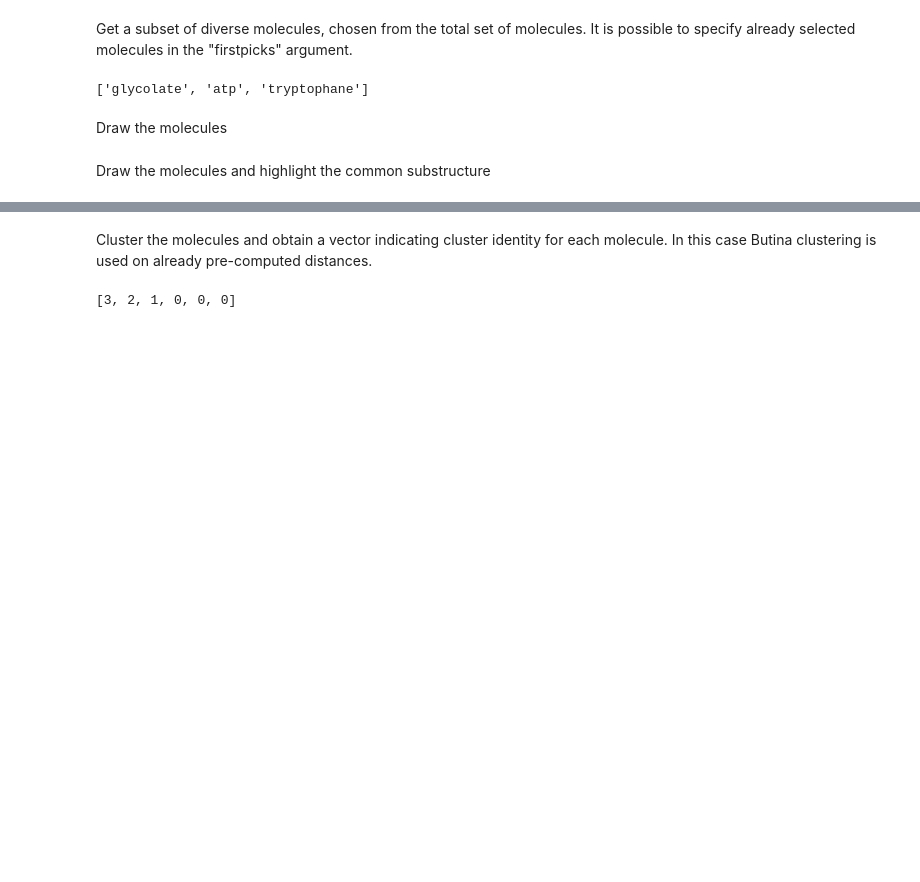
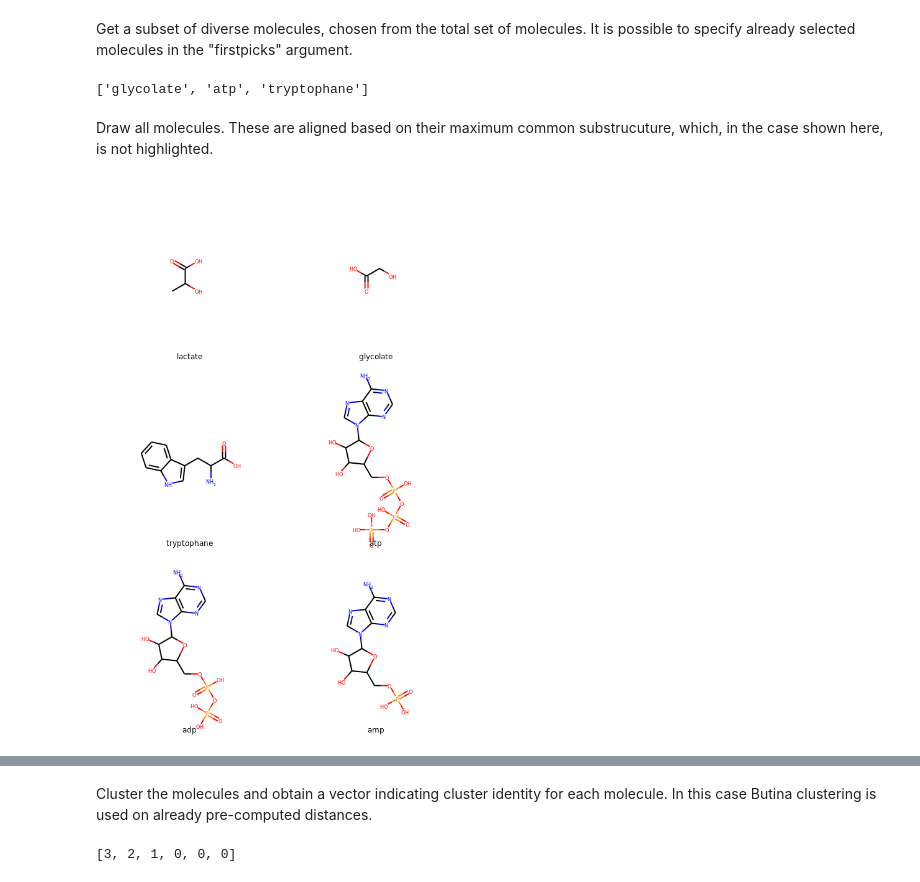
Before and after one commit to EngqvistLab/cheminformatics, a Jupyter notebook: code/cheminfo/package_usage.ipynb, the cells around one changed output, grey strips where cells are left out. Drawn from its saved outputs; the diff is of its cells as text; code cells hidden in the pictures; blank space fills up the shorter version.

Commit message:
finish implementing molecule drawing

```diff
--- a/code/cheminfo/package_usage.ipynb
+++ b/code/cheminfo/package_usage.ipynb
@@ -408,7 +415,9 @@ Get a subset of diverse molecules, chosen from the total set of molecules. It is
 data_obj.diversity_pick(n=3, firstpicks=['glycolate'])
 # %% [output]
 ['glycolate', 'atp', 'tryptophane']
-# %% [markdown]
-Draw the molecules
-# %% [markdown]
-Draw the molecules and highlight the common substructure
+# %% [markdown]
+Draw all molecules. These are aligned based on their maximum common substrucuture, which, in the case shown here, is not highlighted.
+# %%
+data_obj.draw_structures()
+# %% [output]
+[figure, added]
```
Also changed, not shown: parts of 8 cells of this notebook, 8 other files.
